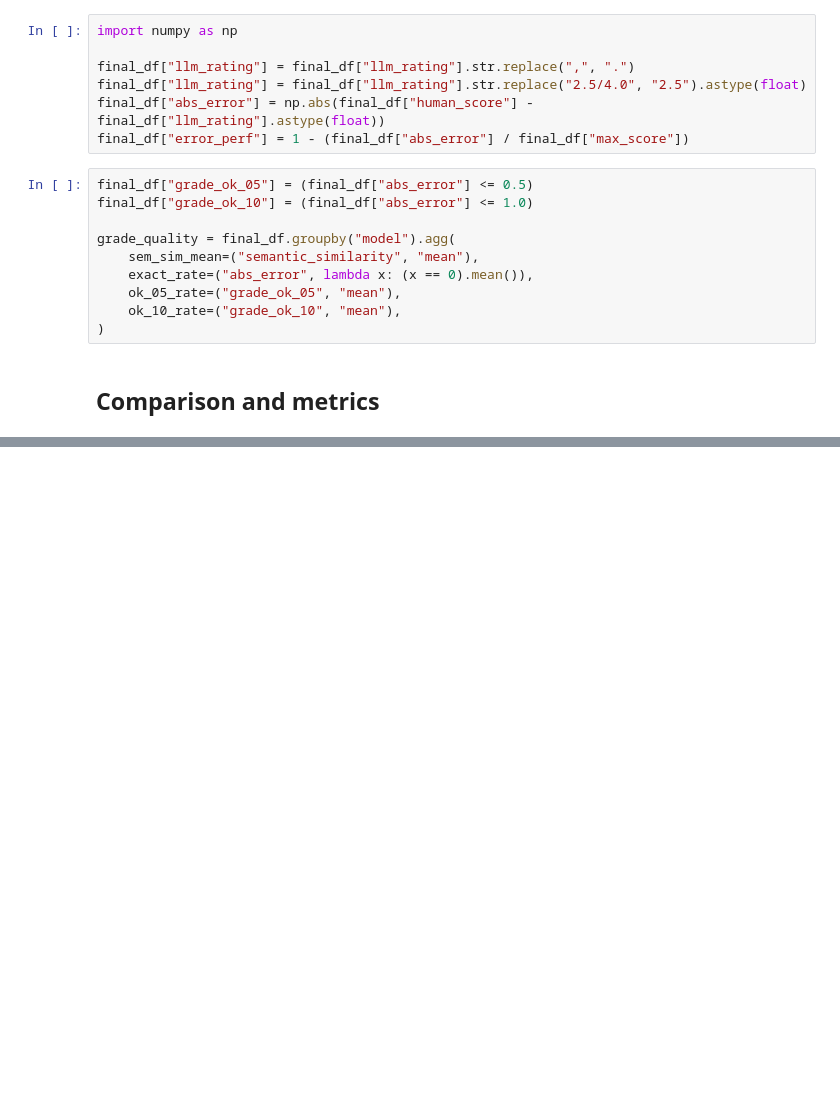
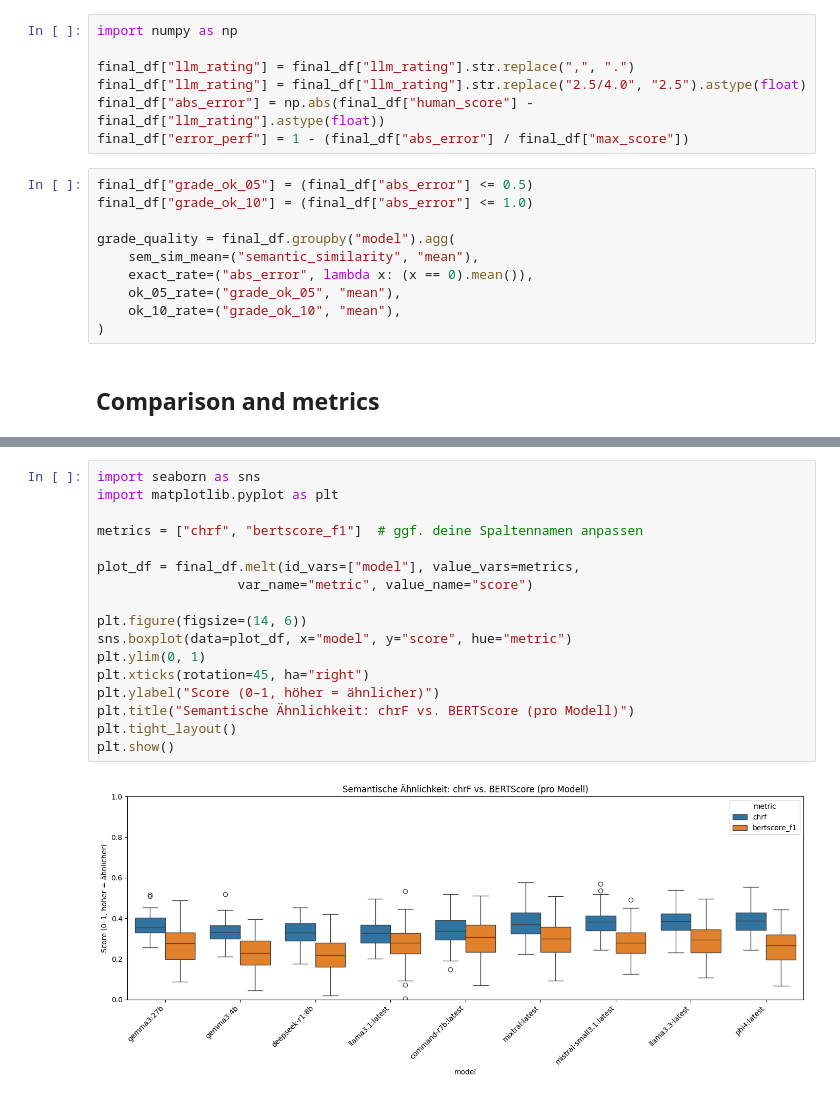
Before and after one commit to mauricehaas/EchoLearn, a Jupyter notebook: backend/llm_evaluation/evaluation_llm_exam_judge_transcript.ipynb, the cells around one changed output, grey strips where cells are left out. Cells and saved outputs as stored; diff of their text form; blank space fills up the shorter version.

```diff
--- a/backend/llm_evaluation/evaluation_llm_exam_judge_transcript.ipynb
+++ b/backend/llm_evaluation/evaluation_llm_exam_judge_transcript.ipynb
@@ -664,0 +688,19 @@ agg
+# %%
+import seaborn as sns
+import matplotlib.pyplot as plt
+
+metrics = ["chrf", "bertscore_f1"]  # ggf. deine Spaltennamen anpassen
+
+plot_df = final_df.melt(id_vars=["model"], value_vars=metrics,
+                  var_name="metric", value_name="score")
+
+plt.figure(figsize=(14, 6))
+sns.boxplot(data=plot_df, x="model", y="score", hue="metric")
+plt.ylim(0, 1)
+plt.xticks(rotation=45, ha="right")
+plt.ylabel("Score (0–1, höher = ähnlicher)")
+plt.title("Semantische Ähnlichkeit: chrF vs. BERTScore (pro Modell)")
+plt.tight_layout()
+plt.show()
+# %% [output]
+[figure, added]
```
Also changed, not shown: parts of 5 cells of this notebook, 11 other files.
